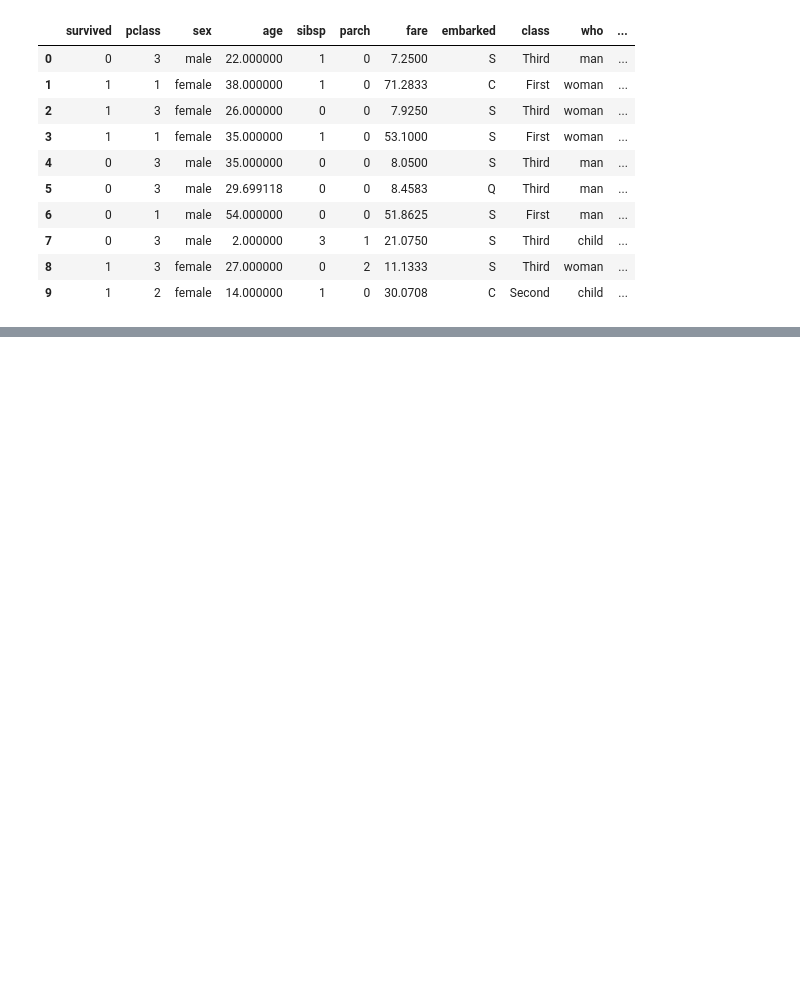
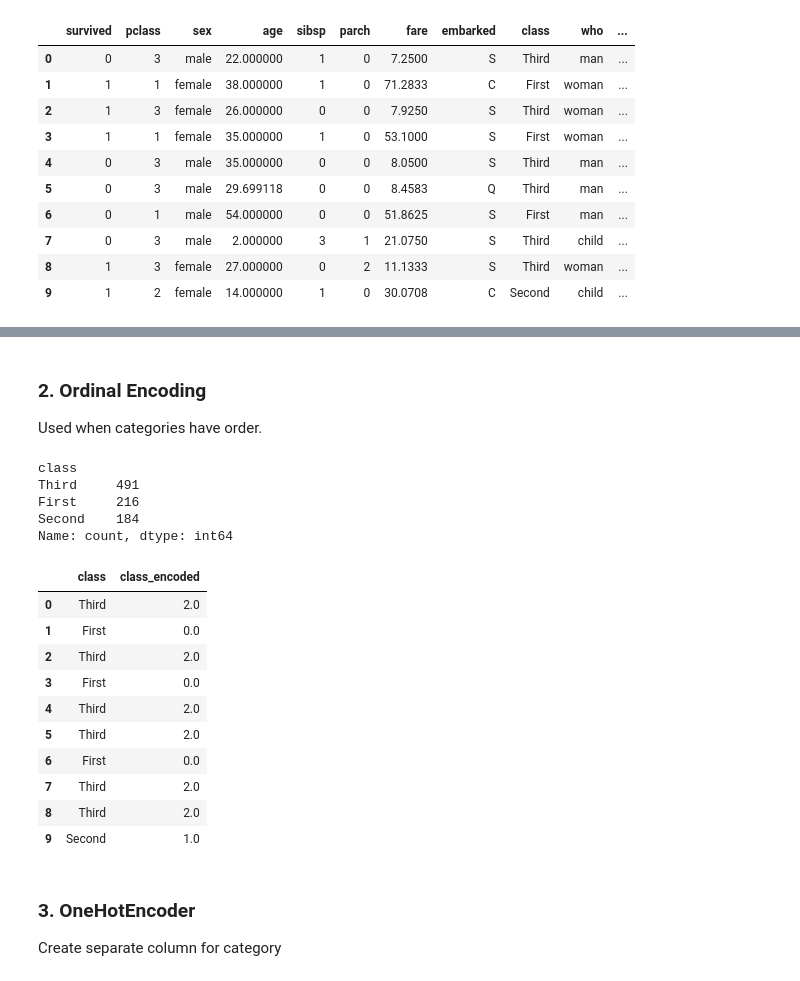
Before and after one commit to datasciencekibaatein/Batch-91, a Jupyter notebook: Preprocessing/Encoding/lecture.ipynb, the cells around one changed output, grey strips where cells are left out. Saved outputs shown, nothing was run; the diff lists cells and outputs as text; code cells hidden in the pictures; blank space fills up the shorter version.

Commit message:
updating the encoding lecuture

```diff
--- a/Preprocessing/Encoding/lecture.ipynb
+++ b/Preprocessing/Encoding/lecture.ipynb
@@ -69,0 +74,8 @@ df.head(10)
+# %%
+from sklearn.preprocessing import LabelEncoder
+
+le = LabelEncoder()
+
+df['sex_encoded'] = le.fit_transform(df['sex'])
+
+df[['sex','sex_encoded']].head()
@@ -69,0 +121,36 @@ df.head(10)
+# %% [markdown]
+### 2. Ordinal Encoding
+
+Used when categories have order.
+# %%
+df['class'].value_counts()
+# %% [output]
+class
+Third     491
+First     216
+Second    184
+Name: count, dtype: int64
+# %%
+categories = [['First','Second','Third']]
+# %%
+oe = OrdinalEncoder(categories=categories)
+
+df[['class_encoded']] = oe.fit_transform(df[['class']])
+
+df[['class','class_encoded']].head(10)
+# %% [output]
+|  | class | class_encoded |
+| 0 | Third | 2.0 |
+| 1 | First | 0.0 |
+| 2 | Third | 2.0 |
+| 3 | First | 0.0 |
+| 4 | Third | 2.0 |
+| 5 | Third | 2.0 |
+| 6 | First | 0.0 |
+| 7 | Third | 2.0 |
+| 8 | Third | 2.0 |
+| 9 | Second | 1.0 |
+# %% [markdown]
+### 3. OneHotEncoder
+
+Create separate column for category
```
Also changed, not shown: parts of 12 cells of this notebook.
